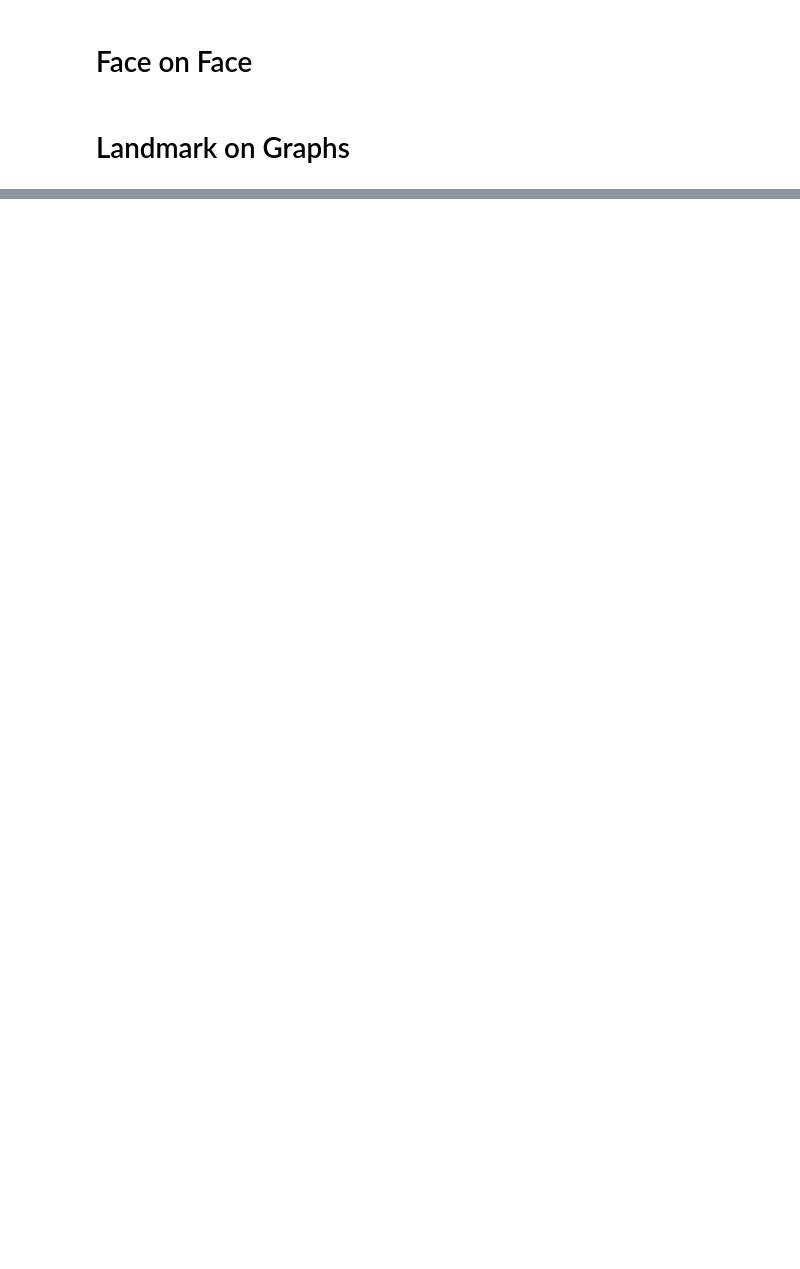
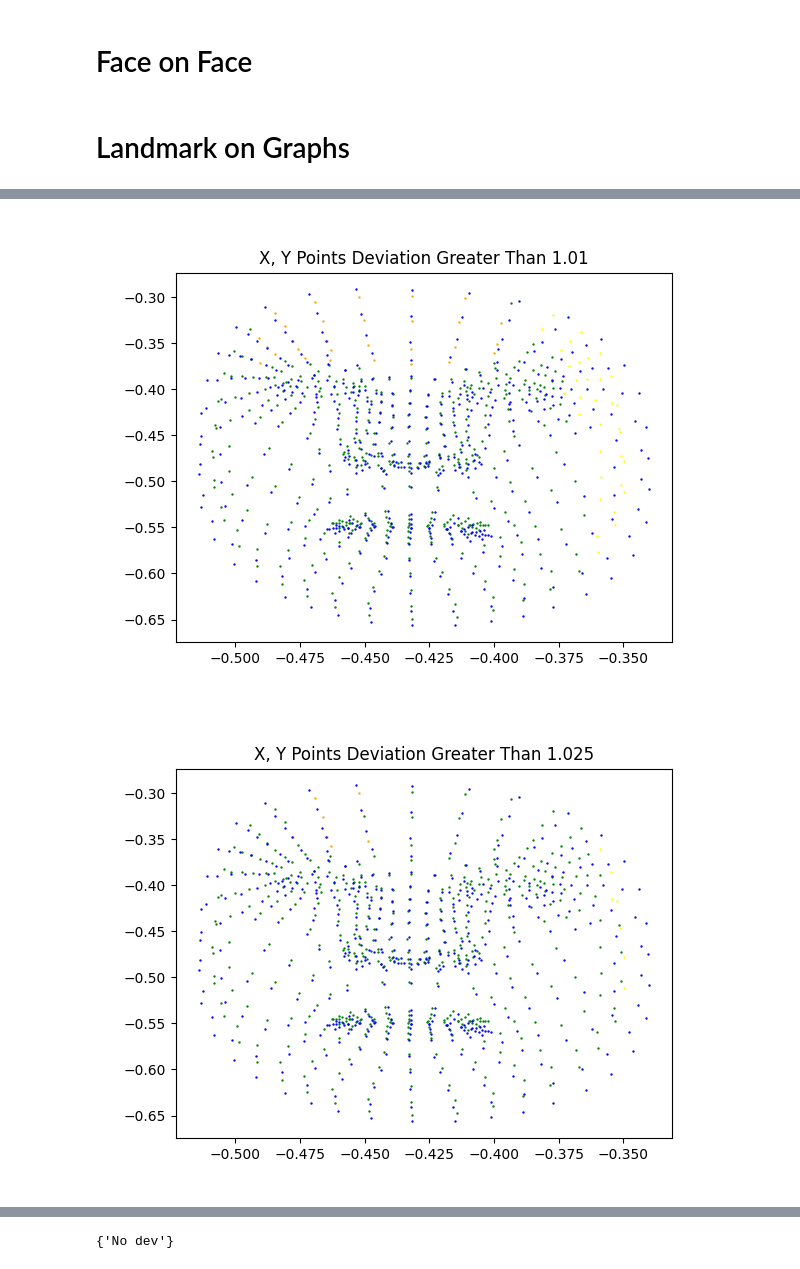
Before and after one commit to EdgyPage/VisionScratch, a Jupyter notebook: Mediapipe/LandmarkComparePOC.ipynb, the cells around one changed output, grey strips where cells are left out. Drawn from its saved outputs; the diff is of its cells as text; code cells hidden in the pictures; blank space fills up the shorter version.

```diff
--- a/Mediapipe/LandmarkComparePOC.ipynb
+++ b/Mediapipe/LandmarkComparePOC.ipynb
@@ -286,0 +289,35 @@ plt.show()
+# %%
+#plt.figure()
+
+percents = [1.01, 1.025, 1.05, 1.1, 1.25]
+
+xRatios = [abs(xt/xc) for xc, xt in zip(xControl, xTest)]
+yRatios = [abs(yt/yc) for yc, yt in zip(yControl, yTest)]
+
+for p in percents:
+    plt.figure()
+    handles = []
+    labels = []
+    for i, (xr, yr) in enumerate(zip(xRatios, yRatios)):
+        if xr > p and yr > p:
+            label = f'X, Y dev > {p}'
+            color = 'red'
+        elif xr > p:
+            label = f'X dev > {p}'
+            color = 'yellow'
+        elif yr > p:
+            label = f'Y dev > {p}'
+            color = 'orange'
+        else:
+            label = 'No dev'
+            color = 'green'
+        handles.append(plt.scatter(xTest[i], yTest[i], color=color, s=.5))
+        labels.append(label)
+    control_handle = plt.scatter(xControl, yControl, color = 'blue', label = 'Control', s = .5)
+
+    #plt.legend()
+    plt.title(f'X, Y Points Deviation Greater Than {p}')
+    plt.show()
+# %% [output]
+[figure, added]
+[figure, added]
@@ -286,0 +328,4 @@ plt.show()
+# %%
+set(labels)
+# %% [output]
+{'No dev'}
```
Also changed, not shown: parts of 5 cells of this notebook.
